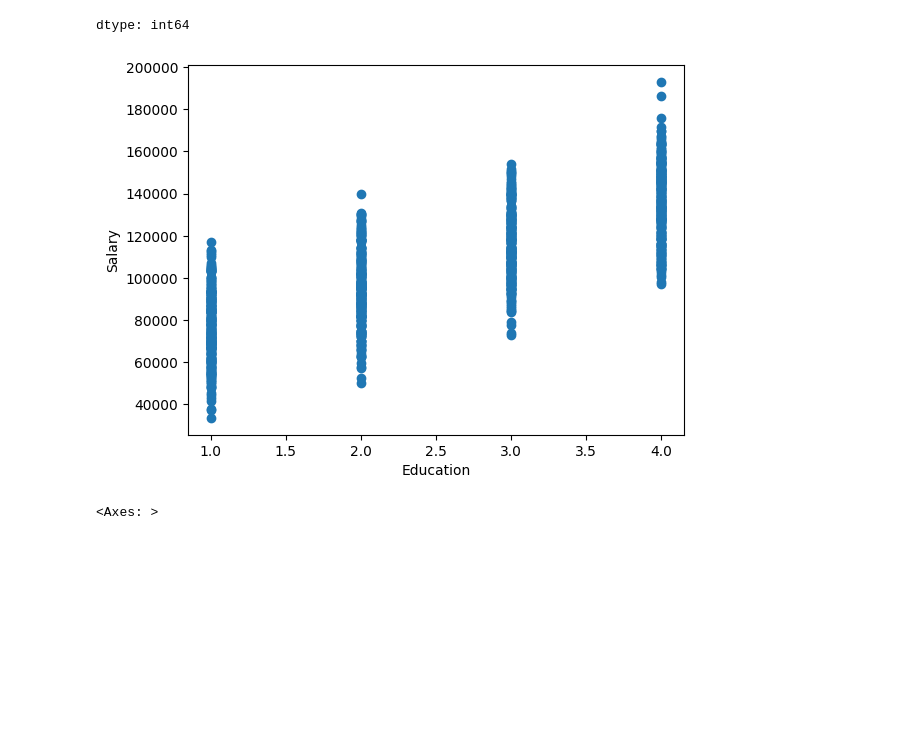
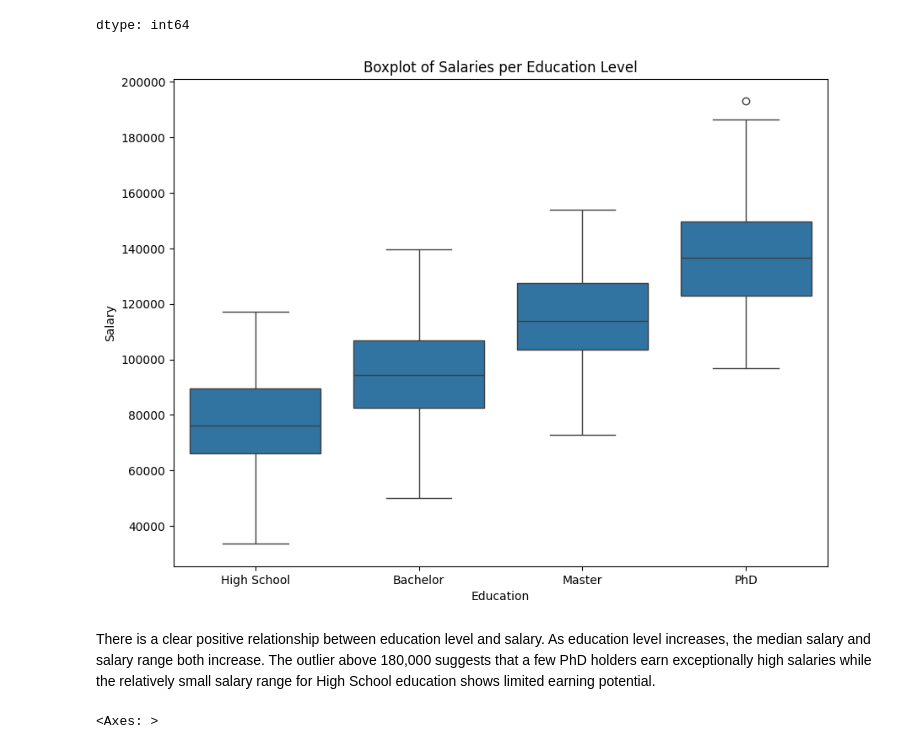
Before and after one commit to Twujira/TW_Data201, a Jupyter notebook: Project_3_restored.ipynb, the cells around one changed output. Drawn from its saved outputs; the diff is of its cells as text; code cells hidden in the pictures; blank space fills up the shorter version.

```diff
--- a/Project_3_restored.ipynb
+++ b/Project_3_restored.ipynb
@@ -161,14 +161,19 @@ df.isnull().sum()
 | Salary | 0 |
 | wage_category | 0 |
 dtype: int64
-# %%
-#scatterplot of education and salary
-plt.scatter(df['Education'], df['Salary'])
-plt.xlabel('Education')
-plt.ylabel('Salary')
-plt.show()
-# %% [output]
-[figure, removed]
+# %%
+#boxplot of salary per education type
+plt.figure(figsize=(10, 7.5))
+sns.boxplot(x='Education', y='Salary', data=df)
+plt.xlabel('Education')
+plt.ylabel('Salary')
+plt.title('Boxplot of Salaries per Education Level')
+plt.xticks([0, 1, 2, 3],['High School','Bachelor' ,'Master' ,'PhD'])
+plt.show()
+# %% [output]
+[figure, added]
+# %% [markdown]
+There is a clear positive relationship between education level and salary. As education level increases, the median salary and salary range both increase. The outlier above 180,000 suggests that a few PhD holders earn exceptionally high salaries while the relatively small salary range for High School education shows limited earning potential.
 # %%
 #correlation heatmap
 plt.figure(figsize=(10, 7.5))
```
Also changed, not shown: parts of 13 cells of this notebook.
